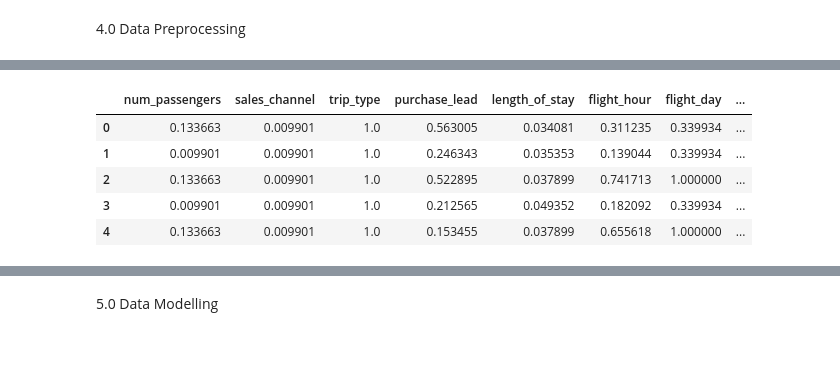
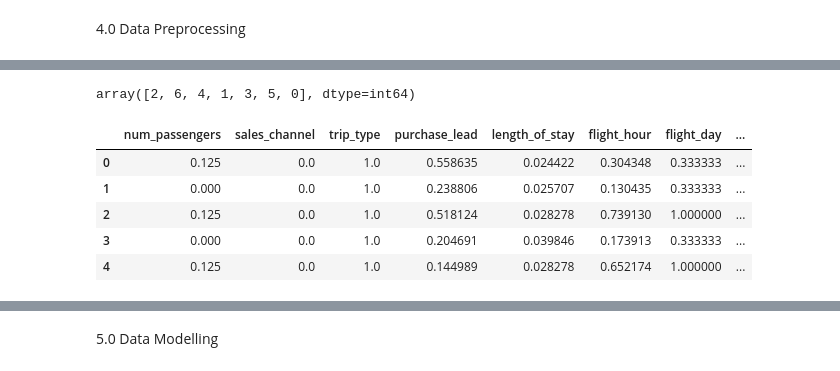
Before and after one commit to keremmenes/British-Airways, a Jupyter notebook: TaskTwo/TaskTwo.ipynb, the cells around one changed output, grey strips where cells are left out. Saved outputs shown, nothing was run; the diff lists cells and outputs as text; code cells hidden in the pictures.

```diff
--- a/TaskTwo/TaskTwo.ipynb
+++ b/TaskTwo/TaskTwo.ipynb
@@ -155,24 +221,20 @@ df.head()
+# %%
+df["flight_day"].unique()
+# %% [output]
+array([2, 6, 4, 1, 3, 5, 0], dtype=int64)
 # %%
 # Min-Max Normalizasyonu
 scaler = MinMaxScaler()
 
 columns_to_normalize = df.columns  # tüm sütunları seçmek için
 
 df[columns_to_normalize] = scaler.fit_transform(df[columns_to_normalize])
 
-# 0 olan değerleri 0.01 arttırp diğer değerleri aynı bırakmak için custom_min_max_scaling fonksiyonu yazdım
-def custom_min_max_scaling(x):
-    min_val = x.min()
-    max_val = x.max()
-    return (x - min_val + 0.01) / (max_val - min_val + 0.01)
-
-df[columns_to_normalize] = df[columns_to_normalize].apply(custom_min_max_scaling)
-
 df.head()
 # %% [output]
 |  | num_passengers | sales_channel | trip_type | purchase_lead | length_of_stay | flight_hour | flight_day | ... |
-| 0 | 0.133663 | 0.009901 | 1.0 | 0.563005 | 0.034081 | 0.311235 | 0.339934 | ... |
-| 1 | 0.009901 | 0.009901 | 1.0 | 0.246343 | 0.035353 | 0.139044 | 0.339934 | ... |
-| 2 | 0.133663 | 0.009901 | 1.0 | 0.522895 | 0.037899 | 0.741713 | 1.000000 | ... |
-| 3 | 0.009901 | 0.009901 | 1.0 | 0.212565 | 0.049352 | 0.182092 | 0.339934 | ... |
-| 4 | 0.133663 | 0.009901 | 1.0 | 0.153455 | 0.037899 | 0.655618 | 1.000000 | ... |
+| 0 | 0.125 | 0.0 | 1.0 | 0.558635 | 0.024422 | 0.304348 | 0.333333 | ... |
+| 1 | 0.000 | 0.0 | 1.0 | 0.238806 | 0.025707 | 0.130435 | 0.333333 | ... |
+| 2 | 0.125 | 0.0 | 1.0 | 0.518124 | 0.028278 | 0.739130 | 1.000000 | ... |
+| 3 | 0.000 | 0.0 | 1.0 | 0.204691 | 0.039846 | 0.173913 | 0.333333 | ... |
+| 4 | 0.125 | 0.0 | 1.0 | 0.144989 | 0.028278 | 0.652174 | 1.000000 | ... |
```
Also changed, not shown: parts of 25 cells of this notebook.
